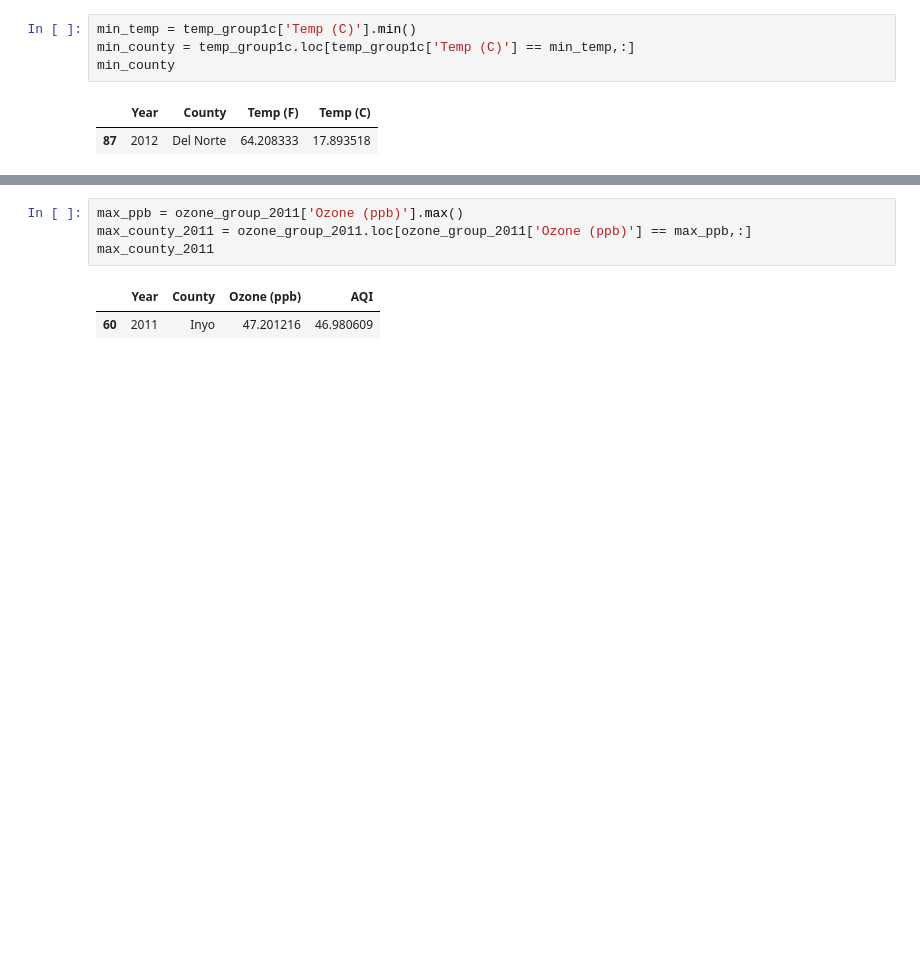
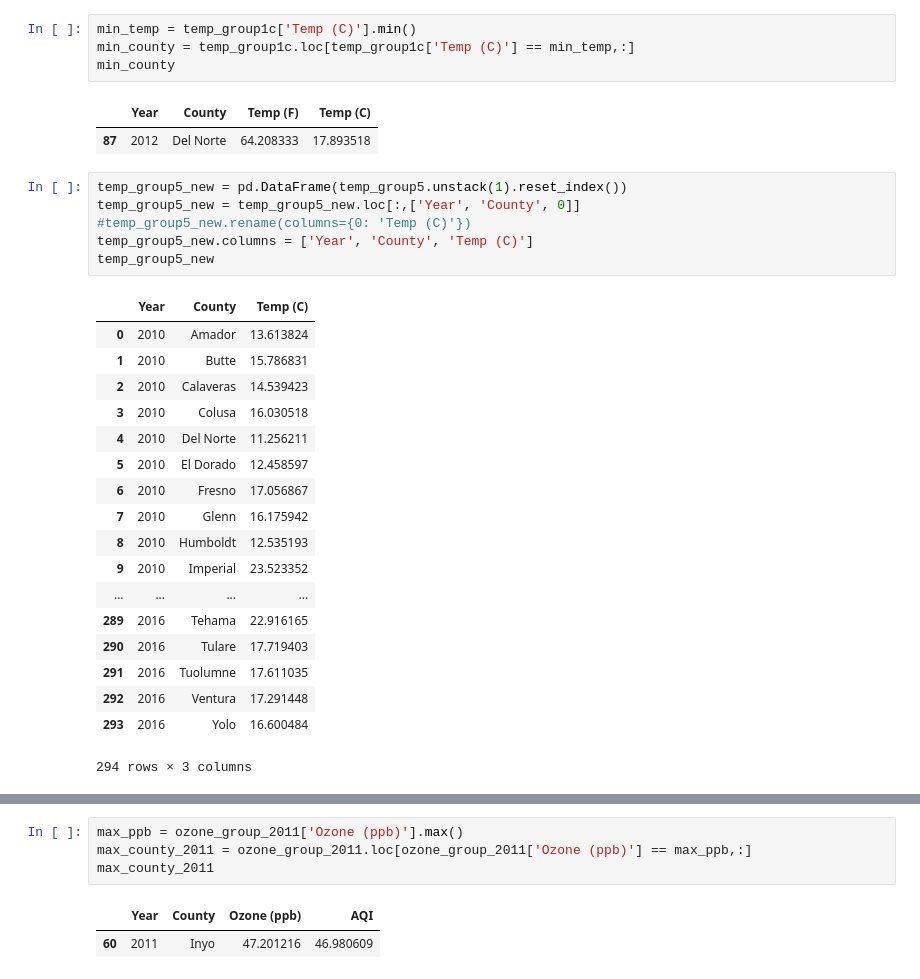
Before and after one commit to shaheen19/Climate-myth, a Jupyter notebook: Temperature-C-Copy1.ipynb, the cells around one changed output, grey strips where cells are left out. Drawn from its saved outputs; the diff is of its cells as text; blank space fills up the shorter version.

```diff
--- a/Temperature-C-Copy1.ipynb
+++ b/Temperature-C-Copy1.ipynb
@@ -236,5 +236,30 @@ min_county
 # %% [output]
 |  | Year | County | Temp (F) | Temp (C) |
 | 87 | 2012 | Del Norte | 64.208333 | 17.893518 |
+# %%
+temp_group5_new = pd.DataFrame(temp_group5.unstack(1).reset_index())
+temp_group5_new = temp_group5_new.loc[:,['Year', 'County', 0]]
+#temp_group5_new.rename(columns={0: 'Temp (C)'})
+temp_group5_new.columns = ['Year', 'County', 'Temp (C)']
+temp_group5_new
+# %% [output]
+|  | Year | County | Temp (C) |
+| 0 | 2010 | Amador | 13.613824 |
+| 1 | 2010 | Butte | 15.786831 |
+| 2 | 2010 | Calaveras | 14.539423 |
+| 3 | 2010 | Colusa | 16.030518 |
+| 4 | 2010 | Del Norte | 11.256211 |
+| 5 | 2010 | El Dorado | 12.458597 |
+| 6 | 2010 | Fresno | 17.056867 |
+| 7 | 2010 | Glenn | 16.175942 |
+| 8 | 2010 | Humboldt | 12.535193 |
+| 9 | 2010 | Imperial | 23.523352 |
+| ... | ... | ... | ... |
+| 289 | 2016 | Tehama | 22.916165 |
+| 290 | 2016 | Tulare | 17.719403 |
+| 291 | 2016 | Tuolumne | 17.611035 |
+| 292 | 2016 | Ventura | 17.291448 |
+| 293 | 2016 | Yolo | 16.600484 |
+294 rows × 3 columns
 # %%
 #sorting for each year based on mean values
```
Also changed, not shown: parts of 3 cells of this notebook, 2 other files.
